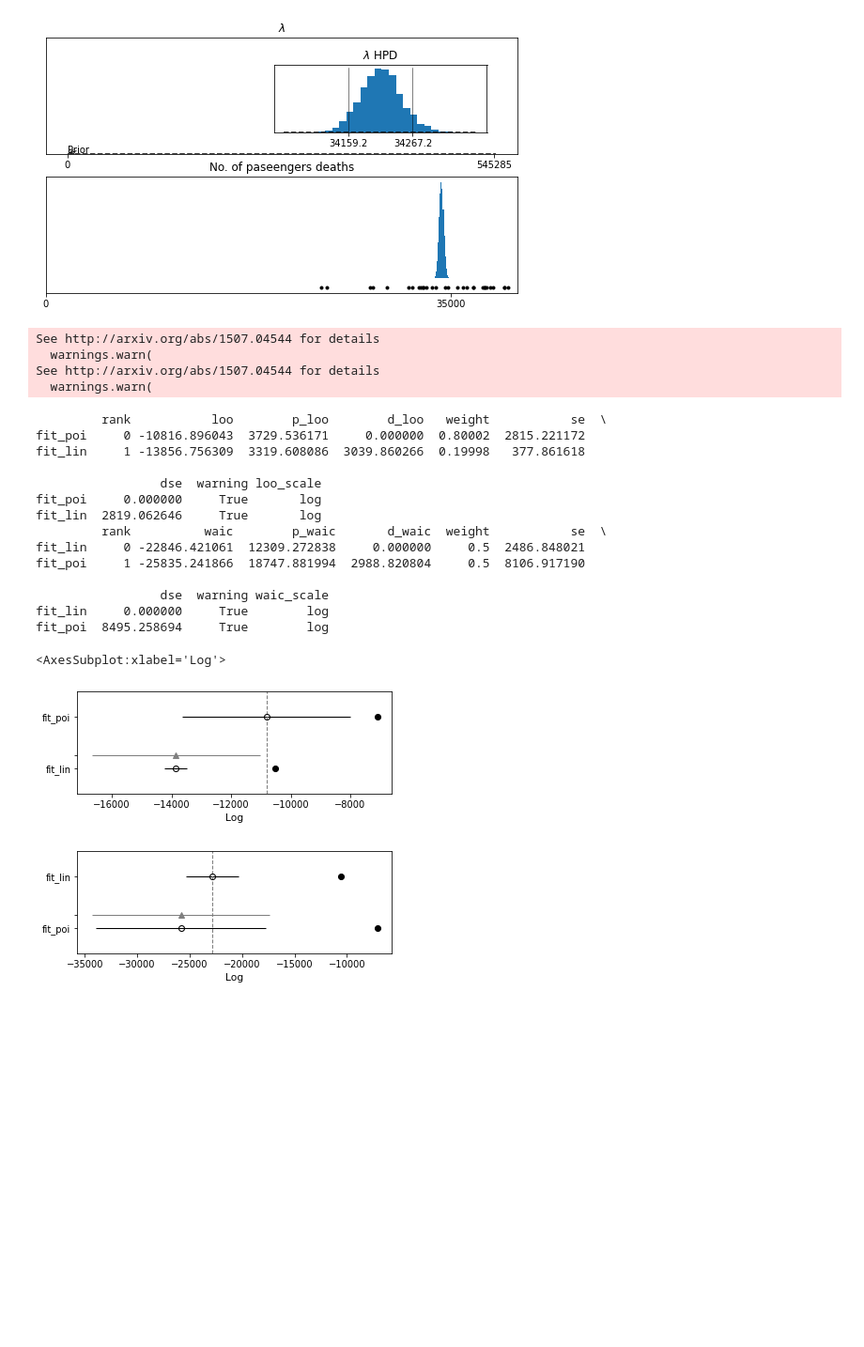
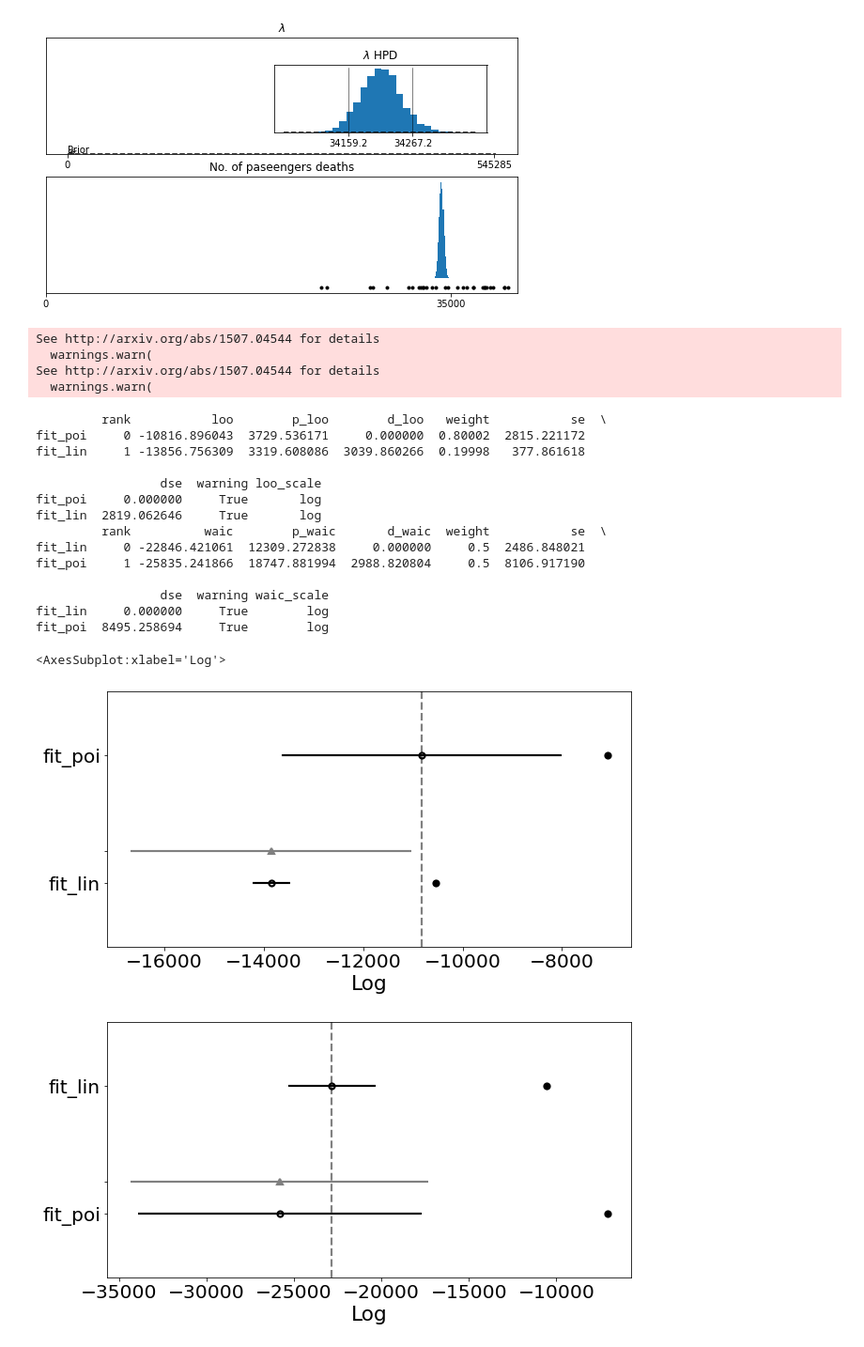
Before and after one commit to FilipZmija/Projekt, a Jupyter notebook: Project/project.ipynb, the cells around one changed output. Shown at 94% size. Cells and saved outputs as stored; diff of their text form; code cells hidden in the pictures; blank space fills up the shorter version.

```diff
--- a/Project/project.ipynb
+++ b/Project/project.ipynb
@@ -398,30 +382,30 @@ plt.show()
 # %%
 compare_dict = {'fit_lin': fit, 'fit_poi': fit_car}
 loo_compare = az.compare(compare_dict, ic="loo")
 waic_compare = az.compare(compare_dict, ic="waic")
 print(loo_compare)
 print(waic_compare)
-az.plot_compare(loo_compare)
-az.plot_compare(waic_compare)
+az.plot_compare(loo_compare, figsize=(10,5))
+az.plot_compare(waic_compare, figsize=(10,5))
 # %% [output]
 See http://arxiv.org/abs/1507.04544 for details
   warnings.warn(
 See http://arxiv.org/abs/1507.04544 for details
   warnings.warn(
          rank           loo        p_loo        d_loo   weight           se  \
 fit_poi     0 -10816.896043  3729.536171     0.000000  0.80002  2815.221172
 fit_lin     1 -13856.756309  3319.608086  3039.860266  0.19998   377.861618
 
                  dse  warning loo_scale
 fit_poi     0.000000     True       log
 fit_lin  2819.062646     True       log
          rank          waic        p_waic       d_waic  weight           se  \
 fit_lin     0 -22846.421061  12309.272838     0.000000     0.5  2486.848021
 fit_poi     1 -25835.241866  18747.881994  2988.820804     0.5  8106.917190
 
                  dse  warning waic_scale
 fit_lin     0.000000     True        log
 fit_poi  8495.258694     True        log
 <AxesSubplot:xlabel='Log'>
-[figure, old version]
+[figure, new version]
-[figure, old version]
+[figure, new version]
```
Also changed, not shown: parts of 2 cells of this notebook.
